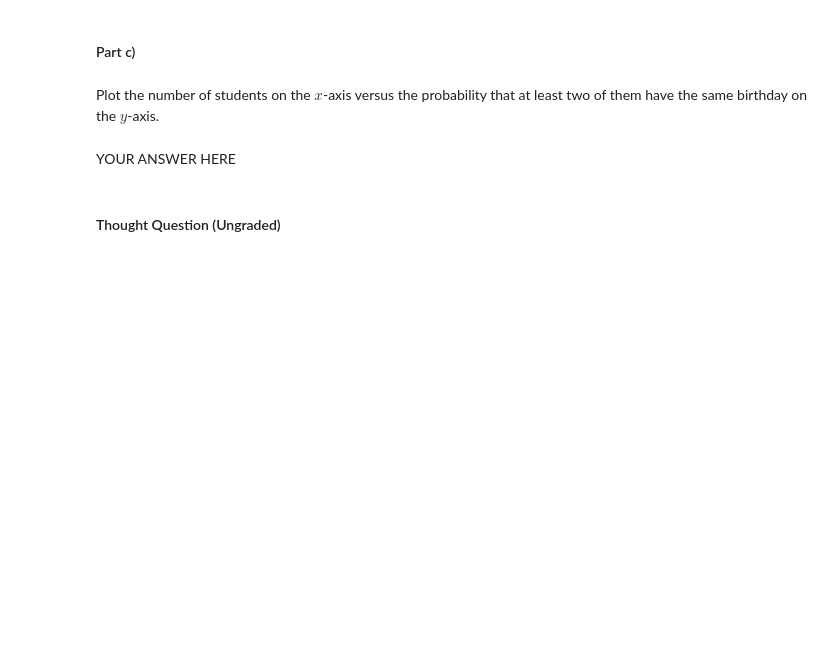
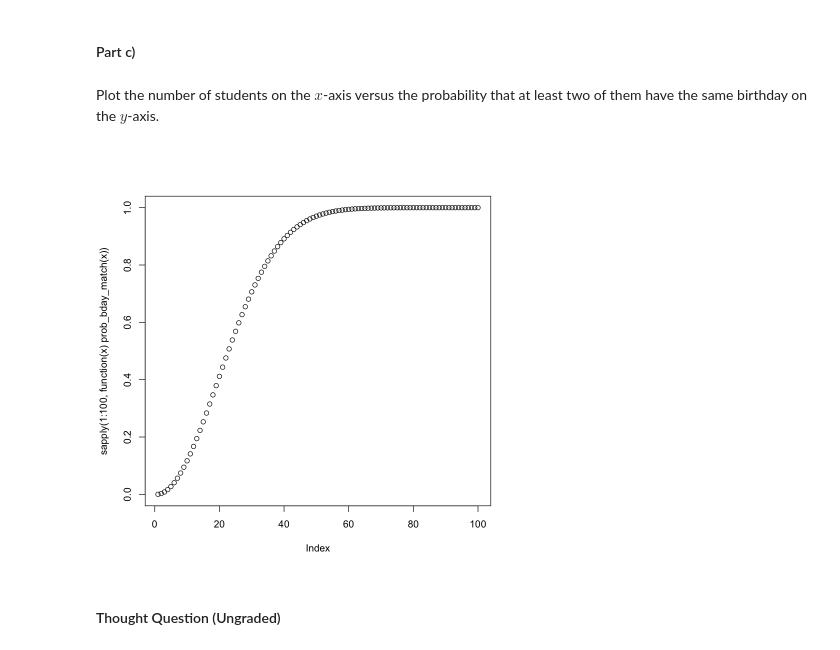
Before and after one commit to codyish/Prob_class_series, a Jupyter notebook: probHW1.ipynb, the cells around one changed output. Drawn from its saved outputs; the diff is of its cells as text; code cells hidden in the pictures; blank space fills up the shorter version.

```diff
--- a/probHW1.ipynb
+++ b/probHW1.ipynb
@@ -34,8 +33,18 @@ YOUR ANSWER HERE
 # %% [markdown]
 Plot the number of students on the $x$-axis versus the probability that at least two of them have the same birthday
 on the $y$-axis.
-# %% [markdown]
-YOUR ANSWER HERE
+# %%
+# write the birthday function in an R friendly way
+
+prob_bday_match <- function(n) {
+  return(1 - ((prod(365:(365 - n + 1)) /
+              (365 ^ n)))
+  )
+}
+
+plot(sapply(1:100, function(x) prob_bday_match(x)))
+# %% [output]
+[figure, added]
 # %% [markdown]
 #### Thought Question (Ungraded)
 # %% [markdown]
```
Also changed, not shown: parts of 15 cells of this notebook, 11 other files.
